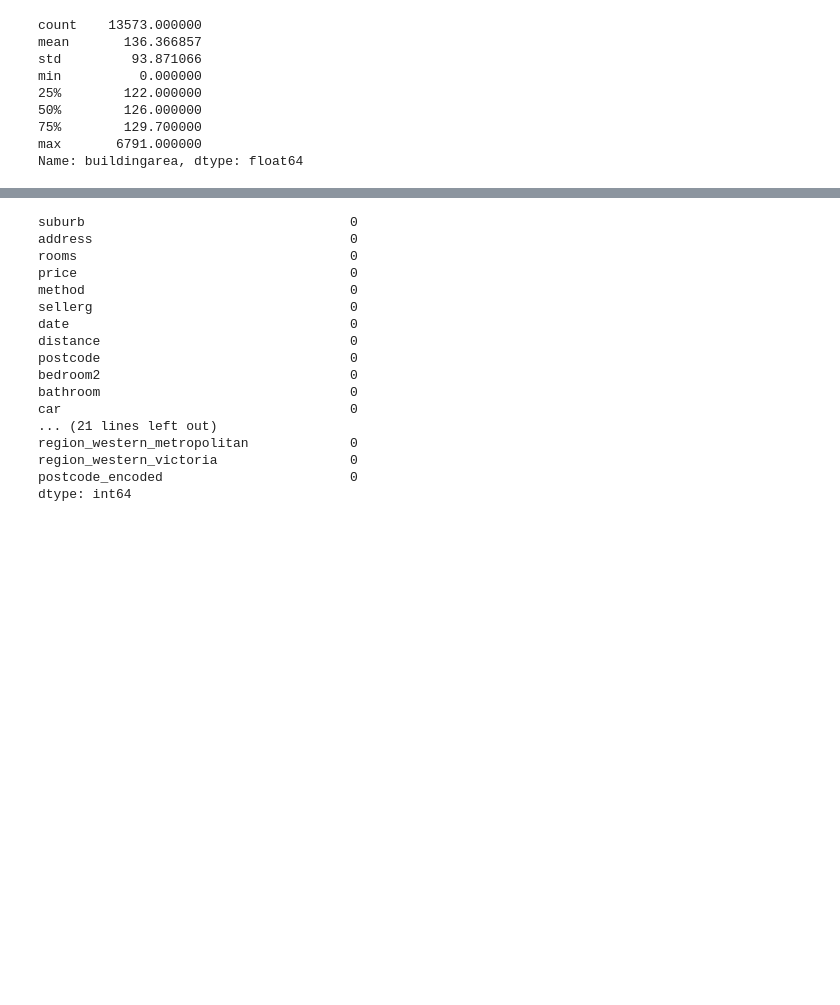
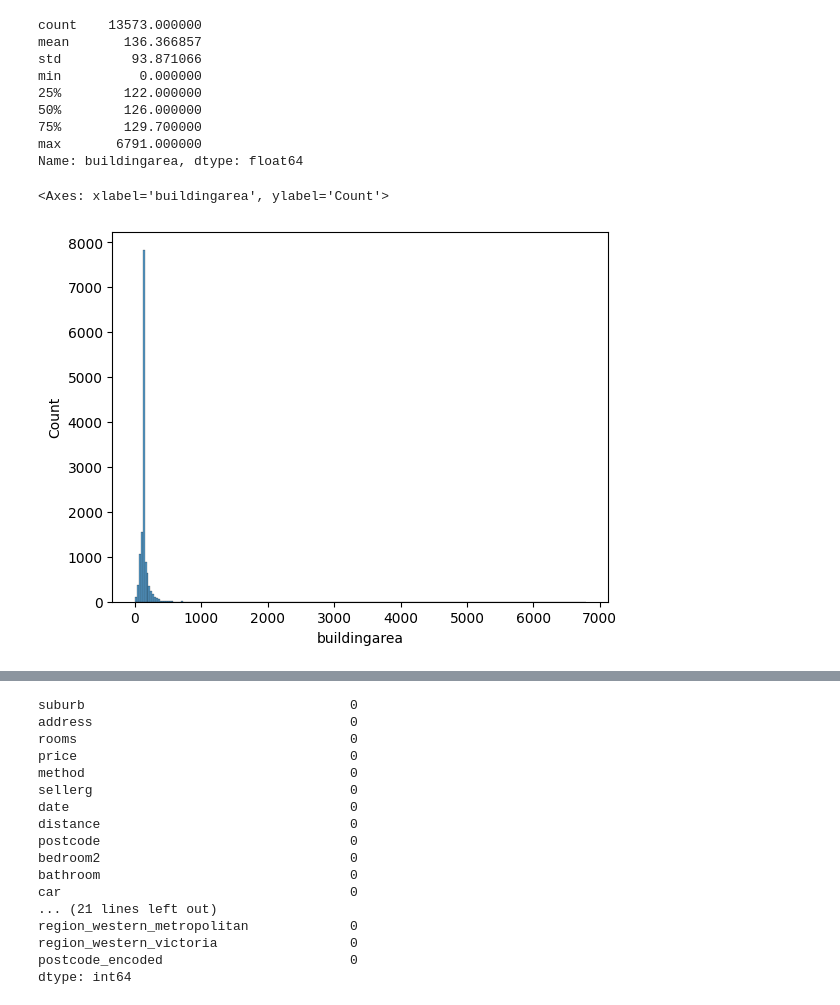
Before and after one commit to SKMsushant/HeroVired, a Jupyter notebook: statistics_graded_assignment/Sushant_kumar_PGDSAIML_1.ipynb, the cells around one changed output, grey strips where cells are left out. Drawn from its saved outputs; the diff is of its cells as text; code cells hidden in the pictures; blank space fills up the shorter version.

```diff
--- a/statistics_graded_assignment/Sushant_kumar_PGDSAIML_1.ipynb
+++ b/statistics_graded_assignment/Sushant_kumar_PGDSAIML_1.ipynb
@@ -2716,3 +2716,8 @@ min          0.000000
 75%        129.700000
 max       6791.000000
 Name: buildingarea, dtype: float64
+# %%
+sns.histplot(df['buildingarea'])
+# %% [output]
+<Axes: xlabel='buildingarea', ylabel='Count'>
+[figure, added]
```
Also changed, not shown: parts of 41 cells of this notebook, 1 other file.
